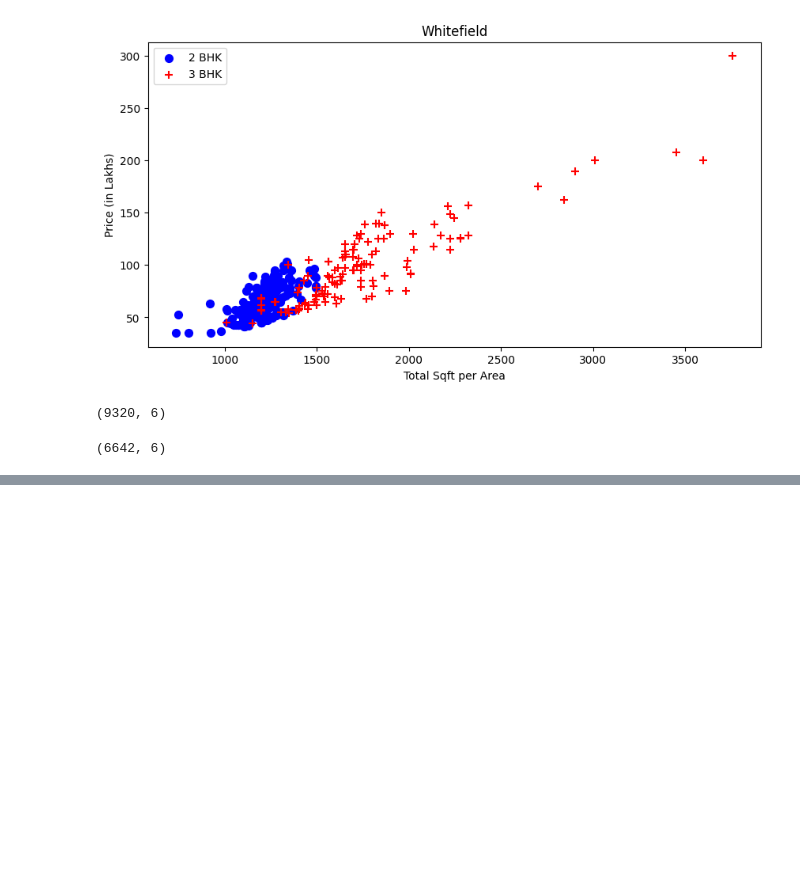
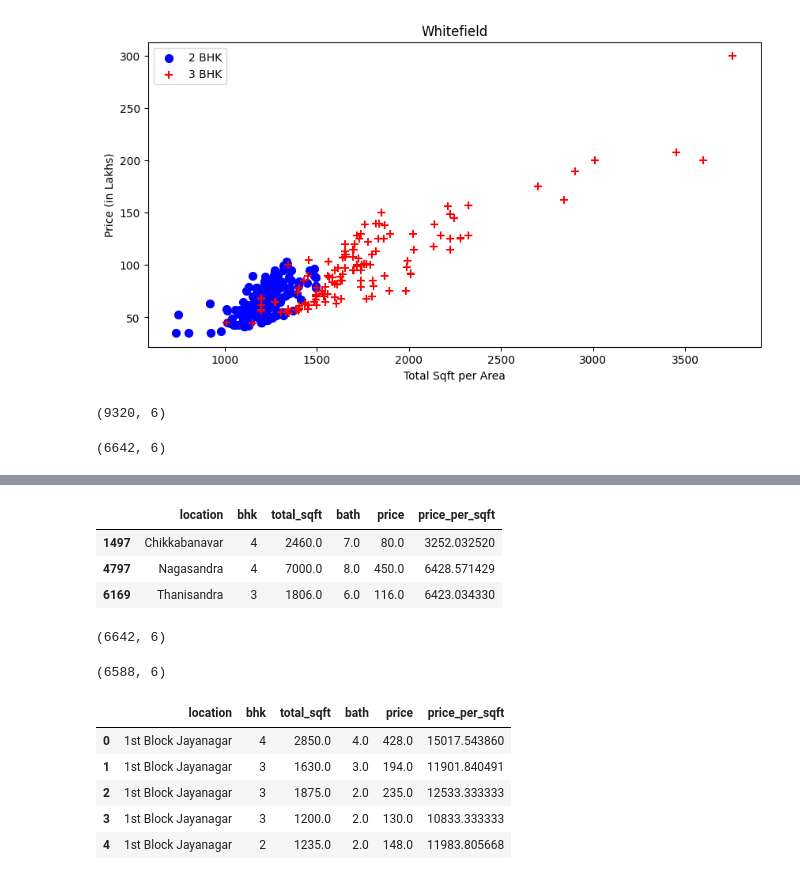
Before and after one commit to MananJain39/Bangalore_Housing_Price, a Jupyter notebook: pred.ipynb, the cells around one changed output, grey strips where cells are left out. Saved outputs shown, nothing was run; the diff lists cells and outputs as text; code cells hidden in the pictures; blank space fills up the shorter version.

```diff
--- a/pred.ipynb
+++ b/pred.ipynb
@@ -378,0 +400,26 @@ df6.shape
+# %%
+df6[df6.bath > df6.bhk + 2]
+# %% [output]
+|  | location | bhk | total_sqft | bath | price | price_per_sqft |
+| 1497 | Chikkabanavar | 4 | 2460.0 | 7.0 | 80.0 | 3252.032520 |
+| 4797 | Nagasandra | 4 | 7000.0 | 8.0 | 450.0 | 6428.571429 |
+| 6169 | Thanisandra | 3 | 1806.0 | 6.0 | 116.0 | 6423.034330 |
+# %%
+df6.shape
+# %% [output]
+(6642, 6)
+# %%
+df7 = df6[df6.bath < df6.bhk + 2]
+# %%
+df7.shape
+# %% [output]
+(6588, 6)
+# %%
+df7.head()
+# %% [output]
+|  | location | bhk | total_sqft | bath | price | price_per_sqft |
+| 0 | 1st Block Jayanagar | 4 | 2850.0 | 4.0 | 428.0 | 15017.543860 |
+| 1 | 1st Block Jayanagar | 3 | 1630.0 | 3.0 | 194.0 | 11901.840491 |
+| 2 | 1st Block Jayanagar | 3 | 1875.0 | 2.0 | 235.0 | 12533.333333 |
+| 3 | 1st Block Jayanagar | 3 | 1200.0 | 2.0 | 130.0 | 10833.333333 |
+| 4 | 1st Block Jayanagar | 2 | 1235.0 | 2.0 | 148.0 | 11983.805668 |
```
Also changed, not shown: parts of 3 cells of this notebook.
